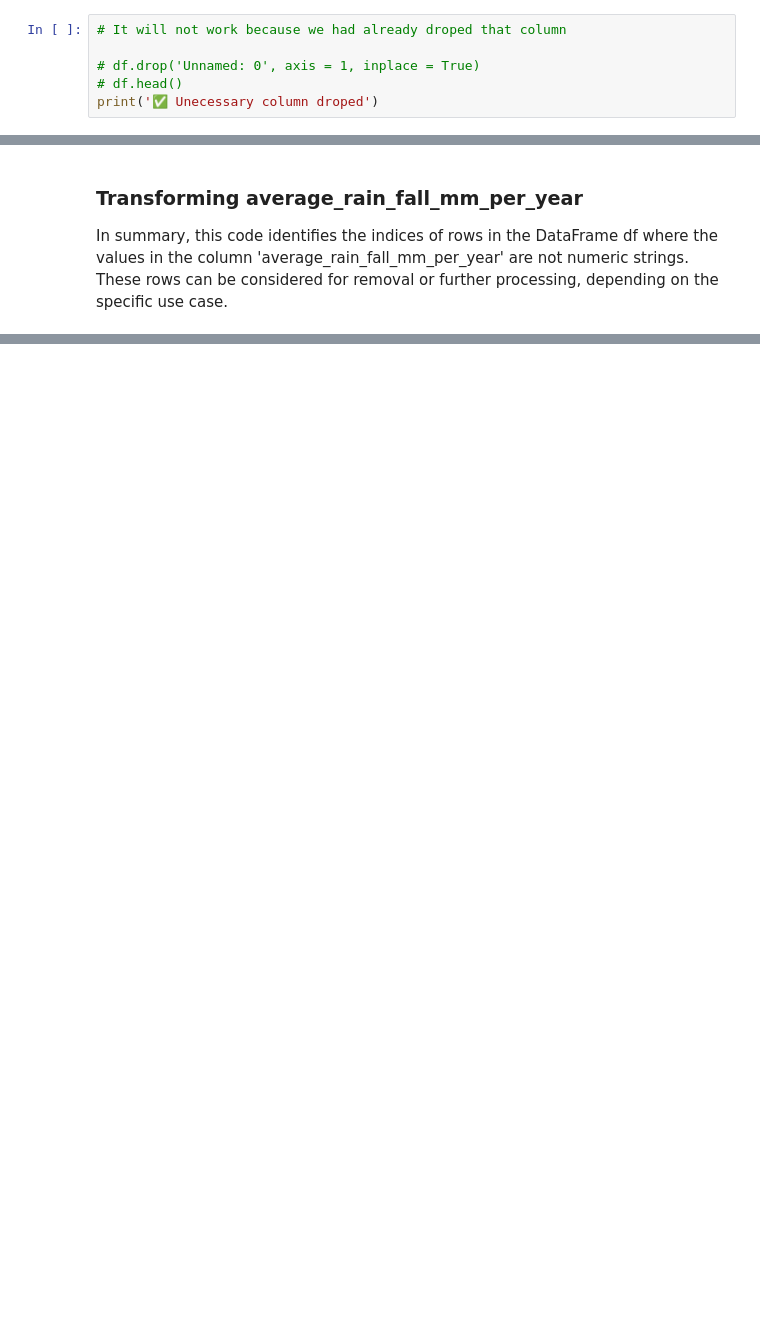
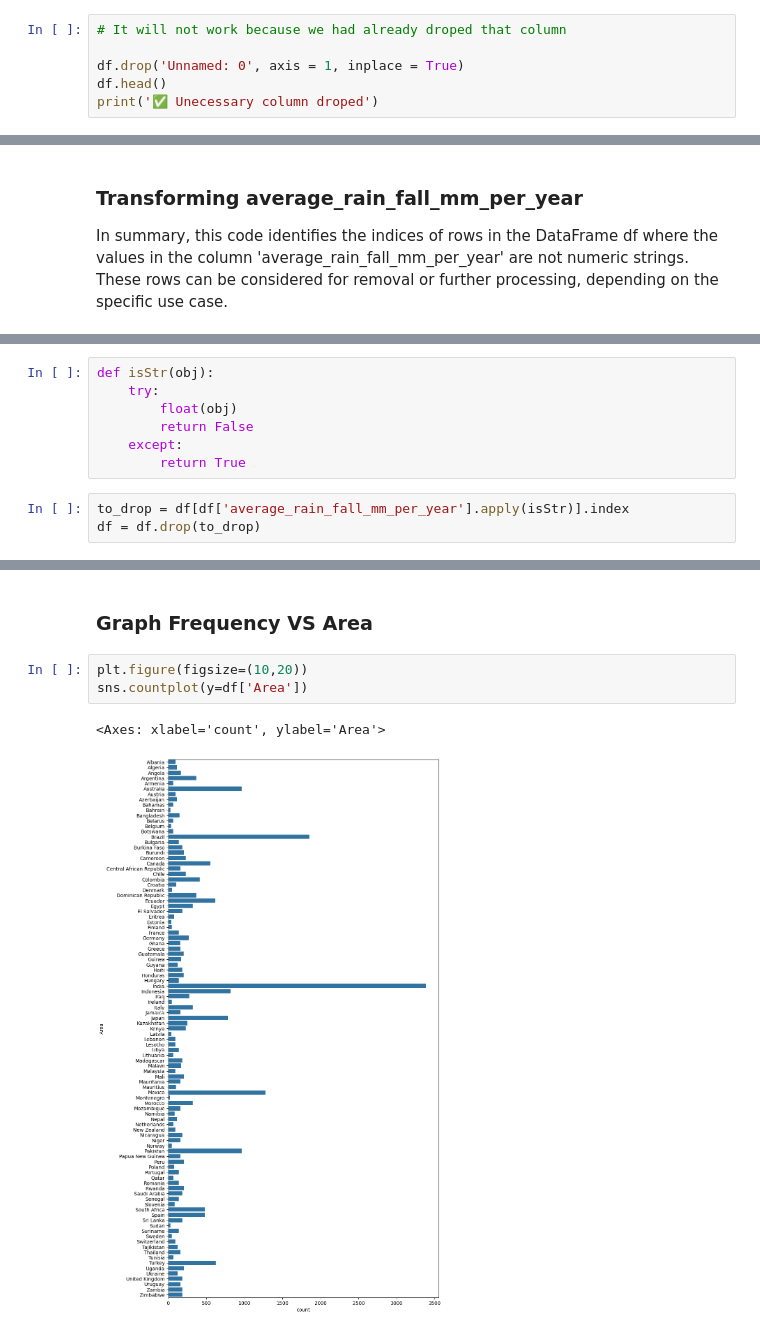
Before and after one commit to itxsalmannkhann/Crop-Yield-Prediction-Per-Country, a Jupyter notebook: crop_yield_prediction.ipynb, the cells around one changed output, grey strips where cells are left out. Saved outputs shown, nothing was run; the diff lists cells and outputs as text; blank space fills up the shorter version.

```diff
--- a/crop_yield_prediction.ipynb
+++ b/crop_yield_prediction.ipynb
@@ -38,8 +38,8 @@ df.head()
 # %%
 # It will not work because we had already droped that column
 
-# df.drop('Unnamed: 0', axis = 1, inplace = True)
-# df.head()
+df.drop('Unnamed: 0', axis = 1, inplace = True)
+df.head()
 print('✅ Unecessary column droped')
 # %% [output]
 ✅ Unecessary column droped
@@ -108,0 +126,10 @@ In summary, this code identifies the indices of rows in the DataFrame df where t
+# %%
+def isStr(obj):
+    try:
+        float(obj)
+        return False
+    except:
+        return True
+# %%
+to_drop = df[df['average_rain_fall_mm_per_year'].apply(isStr)].index
+df = df.drop(to_drop)
@@ -108,0 +152,8 @@ In summary, this code identifies the indices of rows in the DataFrame df where t
+# %% [markdown]
+### Graph Frequency VS Area
+# %%
+plt.figure(figsize=(10,20))
+sns.countplot(y=df['Area'])
+# %% [output]
+<Axes: xlabel='count', ylabel='Area'>
+[figure, added]
```
Also changed, not shown: parts of 6 cells of this notebook.
